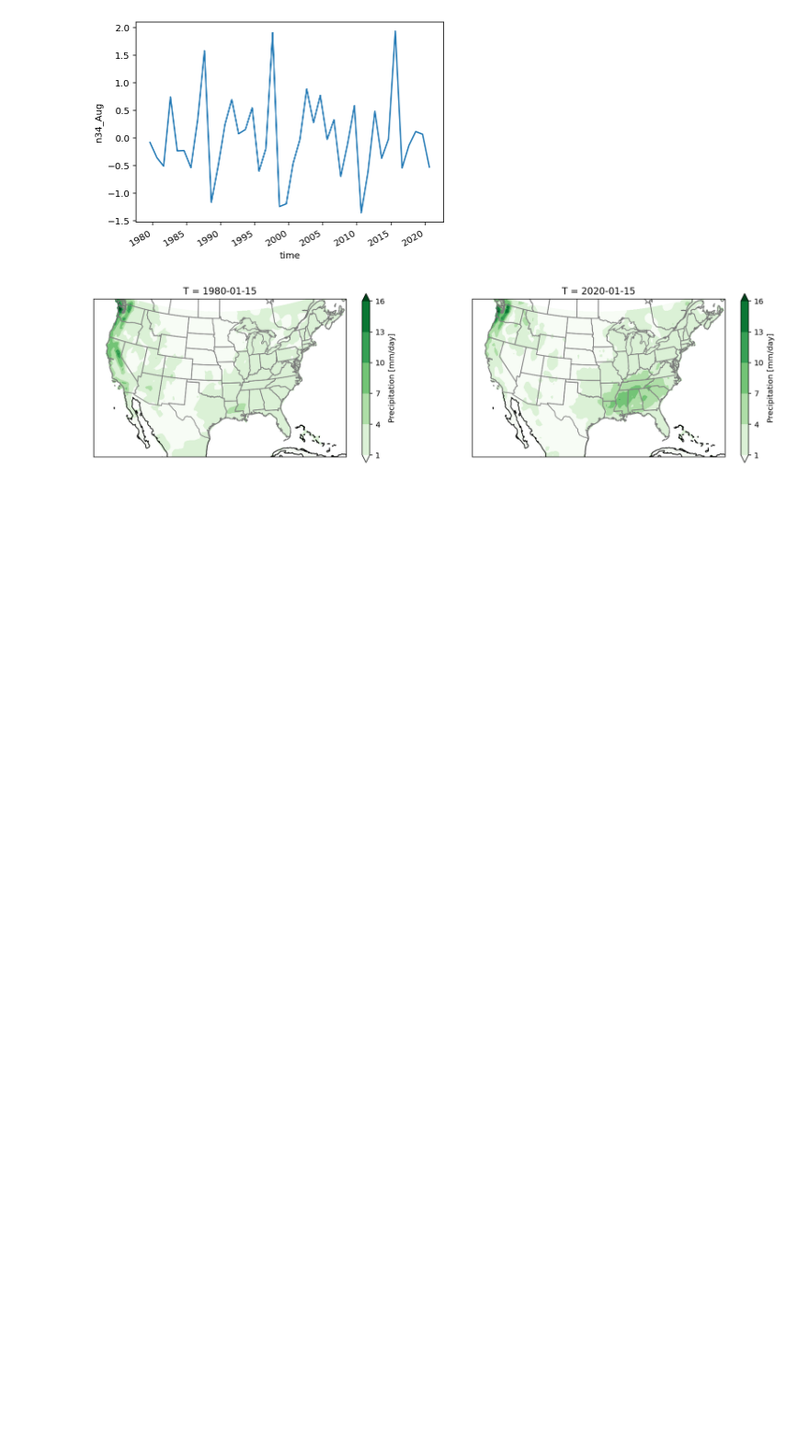
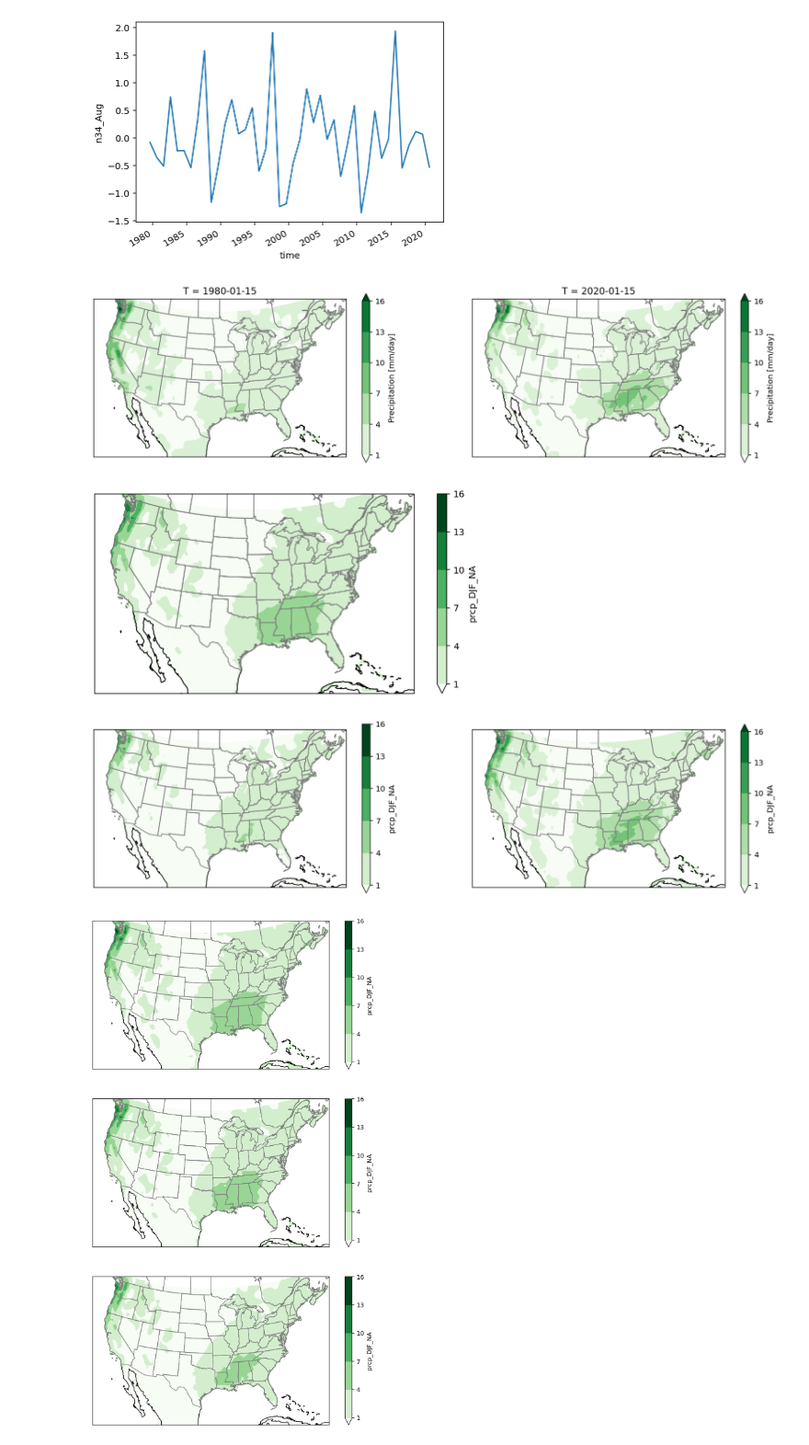
Before and after one commit to jp3993/apma4990-jp3993, a Jupyter notebook: HW-04.ipynb, the cells around one changed output. Shown at 92% size. Cells and saved outputs as stored; diff of their text form; code cells hidden in the pictures; blank space fills up the shorter version.

```diff
--- a/HW-04.ipynb
+++ b/HW-04.ipynb
@@ -384,3 +494,79 @@ ax2.add_feature(cfeature.STATES, edgecolor='gray')
 ax2.set_extent(extent)
 # %% [output]
 [figure]
+# %%
+prcp_array = np.array(prcp)
+error = np.nanmean(np.abs(prcp_array[:-1, :, :] - prcp_array[-1, :, :]), axis=(1,2))
+KNN_years = np.argsort(error)[:10]
+
+prcp_prediction = prcp.isel(T = KNN_years).mean(axis=0)
+pi_80 = np.quantile(prcp_array[KNN_years], [0.10, 0.90], axis=0)
+pi_tercils_threshold = np.quantile(prcp_array[KNN_years], [1./3., 2./3.], axis=0)
+pi_tercils_threshold_lower = np.tile(pi_tercils_threshold[0,:,:], (10, 1, 1))
+pi_tercils_threshold_upper = np.tile(pi_tercils_threshold[1,:,:], (10, 1, 1))
+
+pi_80_lower = prcp_prediction.copy()
+pi_80_lower[:,:] = pi_80[0,:,:]
+pi_80_higher = prcp_prediction.copy()
+pi_80_higher[:,:] = pi_80[1,:,:]
+
+knn_prcp_array = prcp_array[KNN_years,:,:]
+
+lower = np.ma.masked_where(knn_prcp_array < pi_tercils_threshold_lower, knn_prcp_array)
+pi_tercils_lower = prcp_prediction.copy()
+pi_tercils_lower[:,:] = lower.mean(axis=0)
+
+upper = np.ma.masked_where(knn_prcp_array > pi_tercils_threshold_upper, knn_prcp_array)
+pi_tercils_upper = prcp_prediction.copy()
+pi_tercils_upper[:,:] = upper.mean(axis=0)
+
+middle = np.ma.masked_where(np.logical_and(pi_tercils_threshold_lower <= knn_prcp_array, knn_prcp_array <= pi_tercils_threshold_upper), knn_prcp_array)
+pi_tercils_middle = prcp_prediction.copy()
+pi_tercils_middle[:,:] = middle.mean(axis=0)
+
+fig = plt.figure(figsize=(9,4))
+ax1 = plt.subplot(1,1,1,projection=proj_map)
+prcp_prediction.plot.contourf(transform=proj_dta, ax = ax1, vmin=1, vmax=16, cmap='Greens', levels = 6);
+ax1.coastlines();
+ax1.add_feature(cfeature.STATES, edgecolor='gray')
+ax1.set_extent(extent)
+
+
+fig = plt.figure(figsize=(16,4))
+ax1 = plt.subplot(1,2,1,projection=proj_map)
+ax2 = plt.subplot(1,2,2,projection=proj_map)
+
+pi_80_lower.plot.contourf(transform=proj_dta, ax = ax1, vmin=1, vmax=16, cmap='Greens', levels = 6);
+ax1.coastlines();
+ax1.add_feature(cfeature.STATES, edgecolor='gray')
+ax1.set_extent(extent)
+
+pi_80_higher.plot.contourf(transform=proj_dta, ax = ax2, vmin=1, vmax=16, cmap='Greens', levels = 6);
+ax2.coastlines();
+ax2.add_feature(cfeature.STATES, edgecolor='gray')
+ax2.set_extent(extent)
+
+
+fig = plt.figure(figsize=(9,15))
+ax1 = plt.subplot(3,1,1,projection=proj_map)
+ax2 = plt.subplot(3,1,2,projection=proj_map)
+ax3 = plt.subplot(3,1,3,projection=proj_map)
+
+pi_tercils_lower.plot.contourf(transform=proj_dta, ax = ax1, vmin=1, vmax=16, cmap='Greens', levels = 6);
+ax1.coastlines();
+ax1.add_feature(cfeature.STATES, edgecolor='gray')
+ax1.set_extent(extent)
+
+pi_tercils_middle.plot.contourf(transform=proj_dta, ax = ax2, vmin=1, vmax=16, cmap='Greens', levels = 6);
+ax2.coastlines();
+ax2.add_feature(cfeature.STATES, edgecolor='gray')
+ax2.set_extent(extent)
+
+pi_tercils_upper.plot.contourf(transform=proj_dta, ax = ax3, vmin=1, vmax=16, cmap='Greens', levels = 6);
+ax3.coastlines();
+ax3.add_feature(cfeature.STATES, edgecolor='gray')
+ax3.set_extent(extent)
+# %% [output]
+[figure, added]
+[figure, added]
+[figure, added]
```
Also changed, not shown: parts of 18 cells of this notebook.
